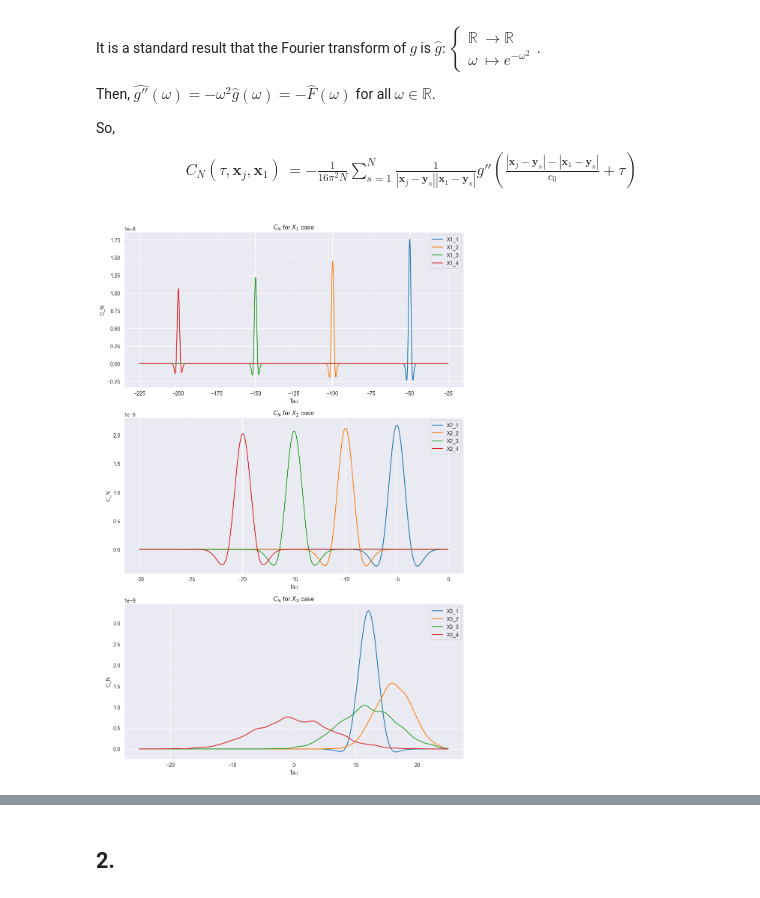
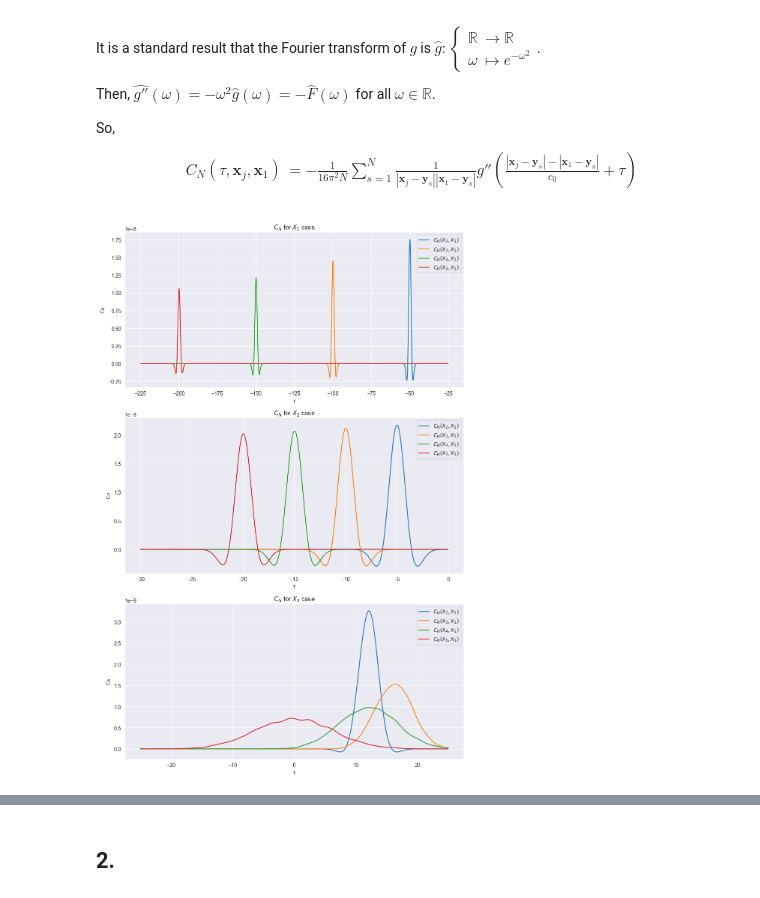
Before and after one commit to mohammed-yassinehabibi/Inverse-Problem, a Jupyter notebook: Project.ipynb, the cells around one changed output, grey strips where cells are left out. Saved outputs shown, nothing was run; the diff lists cells and outputs as text; code cells hidden in the pictures.

```diff
--- a/Project.ipynb
+++ b/Project.ipynb
@@ -51,20 +51,20 @@ X_3 = np.array([[50*(j-3), 100, 0] for j in range(1, 6)])
 # %%
 fig, axs = plt.subplots(3, 1, figsize=(10, 15))
 
 X_list = [X_1, X_2, X_3]
 titles = ["$C_N$ for $X_1$ case", "$C_N$ for $X_2$ case", "$C_N$ for $X_3$ case"]
 Tau = [np.linspace(-225, -25, 1000), np.linspace(-30, 0, 1000), np.linspace(-25, 25, 1000)]
 
 for i, X in enumerate(X_list):
     C_N_values = [np.array([C_N(tau, X[j], X[0], y) for tau in Tau[i]]) for j in range(1, 5)]
     for j, C_N_val in enumerate(C_N_values):
-        axs[i].plot(Tau[i], C_N_val, label=f"X{i+1}_{j+1}")
+        axs[i].plot(Tau[i], C_N_val, label=f"$C_N(X_{{{j+2}}},X_1)$")
     axs[i].legend()
-    axs[i].set_xlabel("Tau")
-    axs[i].set_ylabel("C_N")
+    axs[i].set_xlabel("$\\tau$")
+    axs[i].set_ylabel("$C_N$")
     axs[i].set_title(titles[i])
 
 plt.tight_layout()
 plt.show()
 # %% [output]
-[figure, old version]
+[figure, new version]
```
Also changed, not shown: parts of 12 cells of this notebook.
